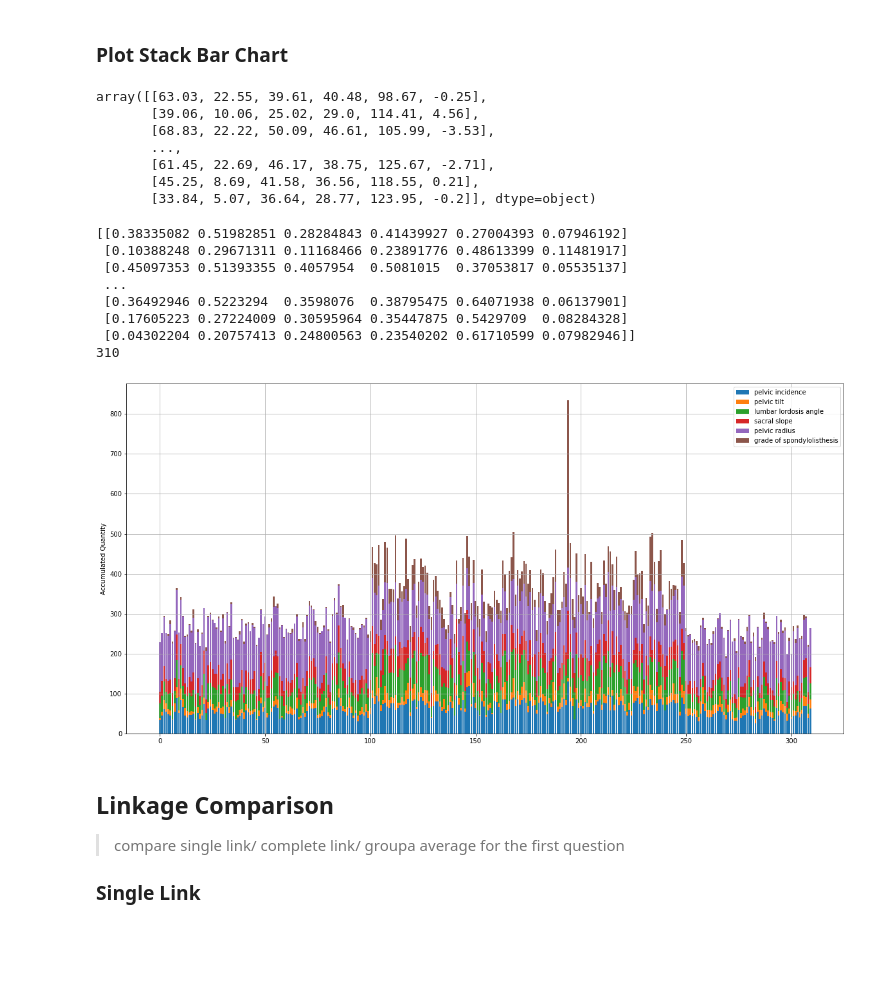
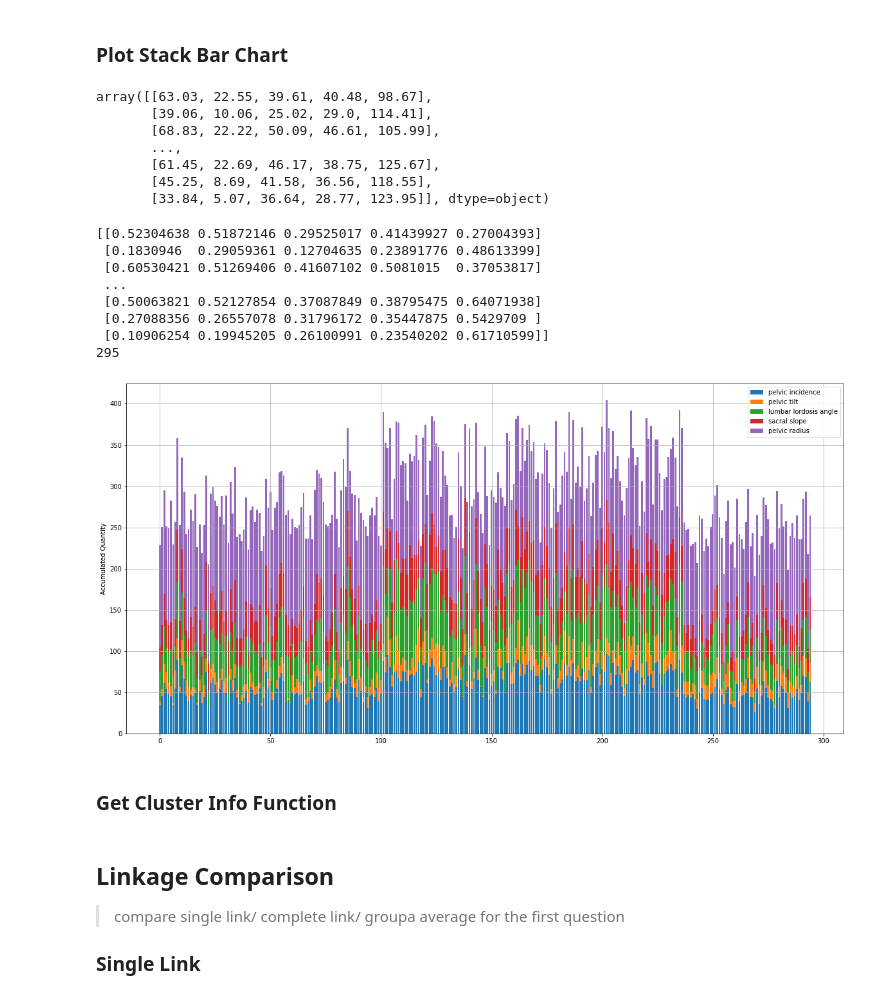
Before and after one commit to ryanyen2/hierarchical-clustering, a Jupyter notebook: as3-overall.ipynb, the cells around one changed output. Cells and saved outputs as stored; diff of their text form; code cells hidden in the pictures; blank space fills up the shorter version.

```diff
--- a/as3-overall.ipynb
+++ b/as3-overall.ipynb
@@ -11,8 +11,8 @@ from sklearn.linear_model import LinearRegression
 from sklearn.metrics import mean_absolute_error
 from sklearn.neighbors import LocalOutlierFactor
 # %%
-vertebral_data = pd.read_csv('vertebral_column_data/column_3C.dat', header=None, sep=" ").values
-data, label = vertebral_data[:, :-1], vertebral_data[:, -1]
+vertebral_data = pd.read_csv('dat', header=None, sep=" ").values
+data, label = vertebral_data[:, [0, 4]], vertebral_data[:, -1]
 
 or_data = vertebral_data[:, :-1]
 print("Original (data, label): ", data.shape, label.shape)
@@ -96,39 +96,41 @@ def plot_stacked_bar(data, series_labels, category_labels=None,
 # %%
 data
 # %% [output]
-array([[63.03, 22.55, 39.61, 40.48, 98.67, -0.25],
-       [39.06, 10.06, 25.02, 29.0, 114.41, 4.56],
-       [68.83, 22.22, 50.09, 46.61, 105.99, -3.53],
+array([[63.03, 22.55, 39.61, 40.48, 98.67],
+       [39.06, 10.06, 25.02, 29.0, 114.41],
+       [68.83, 22.22, 50.09, 46.61, 105.99],
        ...,
-       [61.45, 22.69, 46.17, 38.75, 125.67, -2.71],
-       [45.25, 8.69, 41.58, 36.56, 118.55, 0.21],
-       [33.84, 5.07, 36.64, 28.77, 123.95, -0.2]], dtype=object)
+       [61.45, 22.69, 46.17, 38.75, 125.67],
+       [45.25, 8.69, 41.58, 36.56, 118.55],
+       [33.84, 5.07, 36.64, 28.77, 123.95]], dtype=object)
 # %%
 import matplotlib.pyplot as plt
 plt.figure(figsize=(20, 10))
 
 series_labels =["pelvic incidence","pelvic tilt","lumbar lordosis angle", "sacral slope", "pelvic radius", "grade of spondylolisthesis"]
 
 print(x_scaled)
 rotated_data = [rotated(x_scaled), rotated(data), rotated(or_data)]
 name = ['normalized', 'removed_outlier', 'orignal']
 
 # for i, v in enumerate(rotated_data):
 plot_stacked_bar(
-    rotated(or_data),
+    rotated(data),
     series_labels,
     value_format="{:.1f}",
     y_label="Accumulated Quantity"
 )
-plt.savefig(f'output/bar_{name[2]}.png')
+plt.savefig(f'output/bar_{name[1]}.png')
 plt.show()
 # %% [output]
-[[0.38335082 0.51982851 0.28284843 0.41439927 0.27004393 0.07946192]
- [0.10388248 0.29671311 0.11168466 0.23891776 0.48613399 0.11481917]
- [0.45097353 0.51393355 0.4057954  0.5081015  0.37053817 0.05535137]
+[[0.52304638 0.51872146 0.29525017 0.41439927 0.27004393]
+ [0.1830946  0.29059361 0.12704635 0.23891776 0.48613399]
+ [0.60530421 0.51269406 0.41607102 0.5081015  0.37053817]
  ...
- [0.36492946 0.5223294  0.3598076  0.38795475 0.64071938 0.06137901]
- [0.17605223 0.27224009 0.30595964 0.35447875 0.5429709  0.08284328]
- [0.04302204 0.20757413 0.24800563 0.23540202 0.61710599 0.07982946]]
-310
+ [0.50063821 0.52127854 0.37087849 0.38795475 0.64071938]
+ [0.27088356 0.26557078 0.31796172 0.35447875 0.5429709 ]
+ [0.10906254 0.19945205 0.26100991 0.23540202 0.61710599]]
+295
-[figure, old version]
+[figure, new version]
+# %% [markdown]
+### Get Cluster Info Function
```
Also changed, not shown: parts of 26 cells of this notebook, 5 other files.
